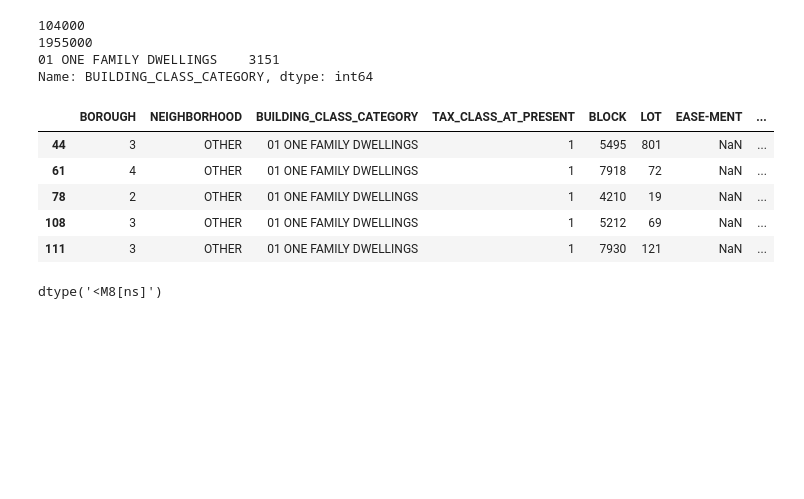
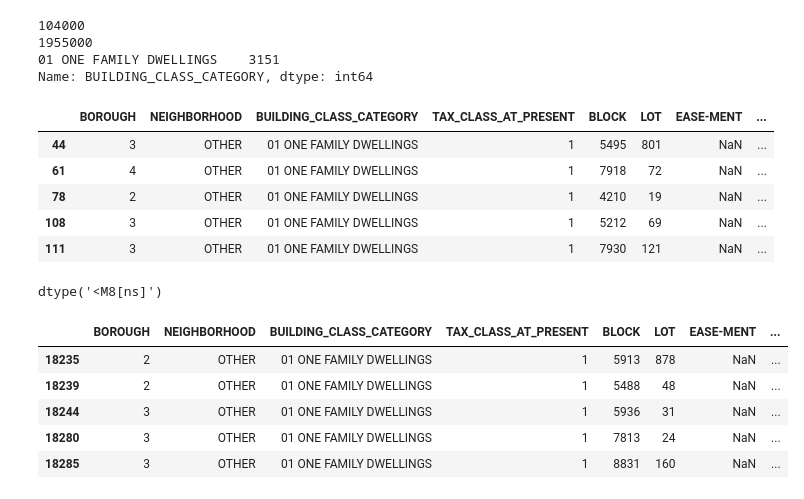
Before and after one commit to james-caldwell1981/DS-Unit-2-Linear-Models, a Jupyter notebook: module3-ridge-regression/LS_DS_213_assignment_Caldwell_James_TL_Hadi.ipynb, the cells around one changed output. Saved outputs shown, nothing was run; the diff lists cells and outputs as text; code cells hidden in the pictures; blank space fills up the shorter version.

```diff
--- a/module3-ridge-regression/LS_DS_213_assignment_Caldwell_James_TL_Hadi.ipynb
+++ b/module3-ridge-regression/LS_DS_213_assignment_Caldwell_James_TL_Hadi.ipynb
@@ -99,9 +112,9 @@ df.head()
 | 3 | 1 | OTHER | 13 CONDOS - ELEVATOR APARTMENTS | 2 | 592 | 1041 | NaN | ... |
 | 4 | 1 | UPPER EAST SIDE (59-79) | 15 CONDOS - 2-10 UNIT RESIDENTIAL | 2C | 1379 | 1402 | NaN | ... |
 # %%
-subset_df = df[df['BUILDING_CLASS_CATEGORY']=='01 ONE FAMILY DWELLINGS']
-subset_df = subset_df[subset_df['SALE_PRICE']>100000]
-subset_df = subset_df[subset_df['SALE_PRICE']<2000000]
+subset_df = df[df['BUILDING_CLASS_CATEGORY'] == '01 ONE FAMILY DWELLINGS']
+subset_df = subset_df[(subset_df['SALE_PRICE'] > 100000) &
+            (subset_df['SALE_PRICE'] < 2000000)]
 # %%
 print(subset_df['SALE_PRICE'].min())
 print(subset_df['SALE_PRICE'].max())
@@ -128,0 +140,16 @@ train_df = subset_df[subset_df]
+# %%
+test_df = subset_df[subset_df['SALE_DATE'].dt.month == 4]
+# %%
+test_df['SALE_YEAR'] = test_df['SALE_DATE'].dt.year
+test_df['SALE_MONTH'] = test_df['SALE_DATE'].dt.month
+test_df['SALE_DAY'] = test_df['SALE_DATE'].dt.day
+test_df.drop('SALE_DATE', axis=1, inplace=True)
+# %%
+test_df.head()
+# %% [output]
+|  | BOROUGH | NEIGHBORHOOD | BUILDING_CLASS_CATEGORY | TAX_CLASS_AT_PRESENT | BLOCK | LOT | EASE-MENT | ... |
+| 18235 | 2 | OTHER | 01 ONE FAMILY DWELLINGS | 1 | 5913 | 878 | NaN | ... |
+| 18239 | 2 | OTHER | 01 ONE FAMILY DWELLINGS | 1 | 5488 | 48 | NaN | ... |
+| 18244 | 3 | OTHER | 01 ONE FAMILY DWELLINGS | 1 | 5936 | 31 | NaN | ... |
+| 18280 | 3 | OTHER | 01 ONE FAMILY DWELLINGS | 1 | 7813 | 24 | NaN | ... |
+| 18285 | 3 | OTHER | 01 ONE FAMILY DWELLINGS | 1 | 8831 | 160 | NaN | ... |
```
Also changed, not shown: parts of 28 cells of this notebook.
